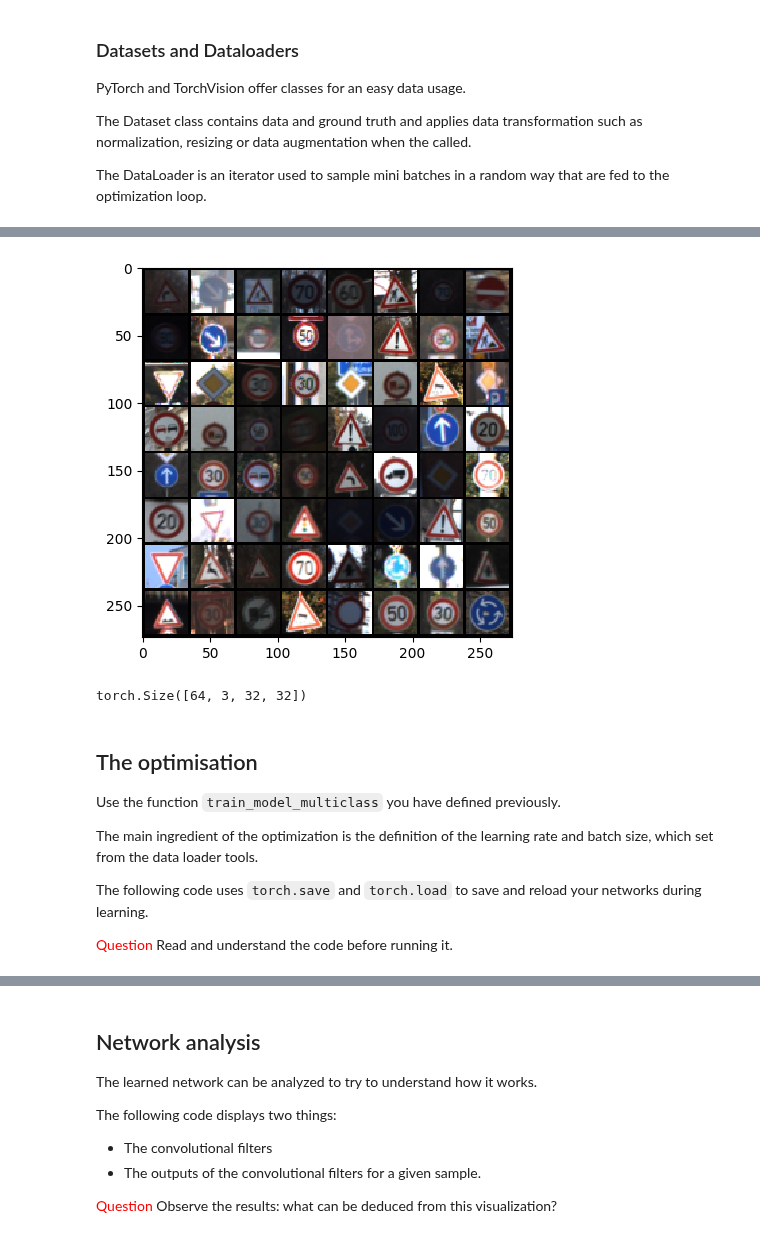
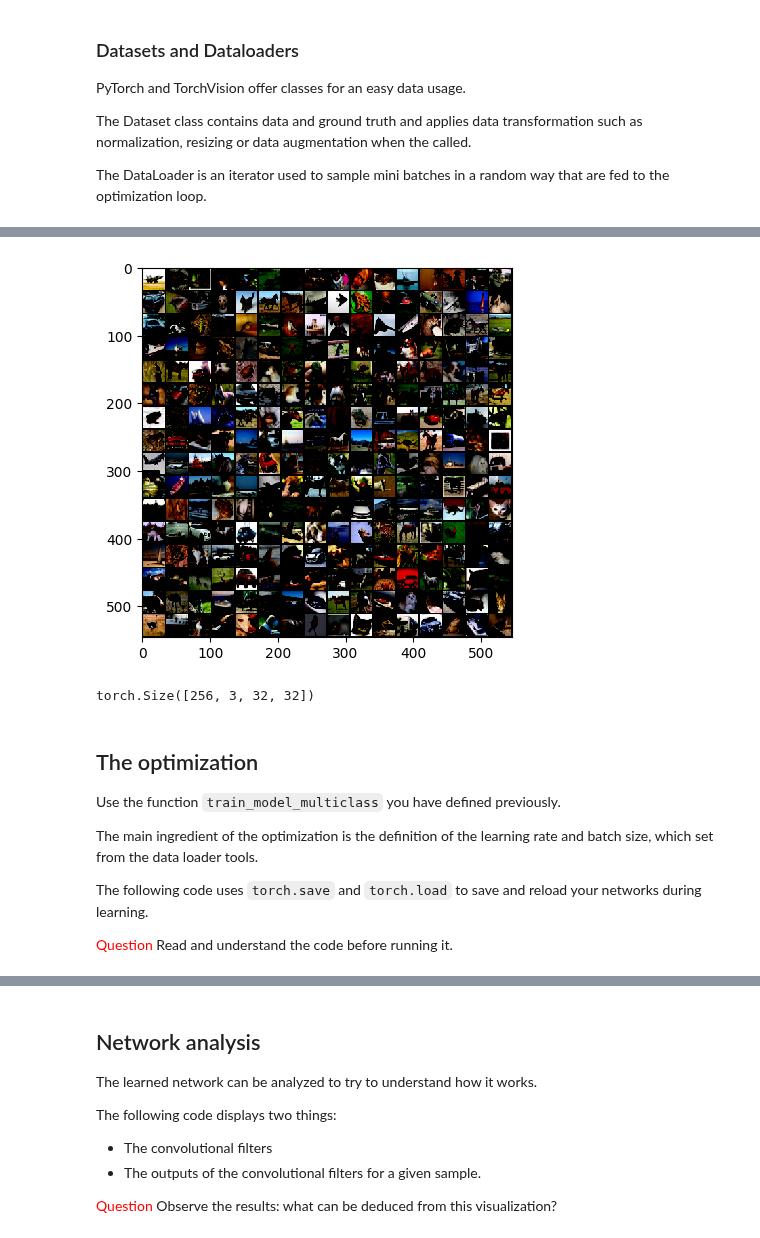
Before and after one commit to stepherbin/teaching, a Jupyter notebook: IOGS/td_deep_learning.ipynb, the cells around one changed output, grey strips where cells are left out. Cells and saved outputs as stored; diff of their text form; code cells hidden in the pictures.

```diff
--- a/IOGS/td_deep_learning.ipynb
+++ b/IOGS/td_deep_learning.ipynb
@@ -262,26 +318,18 @@ For the GTSRB dataset, a specific dataset class is available. We will resize the
 # %%
 # Used to resize the data and transform in tensor format
-transform_gtsrb = v2.Compose([
+transform_train = v2.Compose([
     #v2.Grayscale(),
     v2.Resize((32,32)),
+    v2.RandomHorizontalFlip(p=0.5),
     v2.ToImage(),
-    v2.ToDtype(torch.float32, scale=True)
+    v2.ToDtype(torch.float32, scale=True),
+    v2.Normalize((0.5, 0.5, 0.5), (0.5, 0.5, 0.5))
 ])
 
 transform_test = v2.Compose([
     #v2.Grayscale(),
     v2.Resize((32,32)),
     v2.ToImage(),
-    v2.ToDtype(torch.float32, scale=True)
+    v2.ToDtype(torch.float32, scale=True),
+    v2.Normalize((0.5, 0.5, 0.5), (0.5, 0.5, 0.5))
 ])
-
-# Stores the dataset locally
-gtsrbtrain = torchvision.datasets.GTSRB("./gtsrb",split='train', transform=transform_gtsrb, download=True)
-gtsrbtest = torchvision.datasets.GTSRB("./gtsrb",split='test', transform=transform_test, download=True)
-
-# Download class names
-! wget https://raw.githubusercontent.com/georgesung/traffic_sign_classification_german/master/signnames.csv -P gtsrb
-classes = pd.read_csv('gtsrb/signnames.csv')
-class_names = []
-for i, row in classes.iterrows():
-    class_names.append(row[1])
@@ -304,0 +336,7 @@ signnames.csv       100%[===================>]     999  --.-KB/s    in 0s
+# %%
+# Stores the dataset locally
+cifartrain = torchvision.datasets.CIFAR10("./cifar10",train=True, transform=transform_train, download=True)
+cifartest = torchvision.datasets.CIFAR10("./cifar10",train=False, transform=transform_test, download=True)
+
+class_names = ('plane', 'car', 'bird', 'cat',
+           'deer', 'dog', 'frog', 'horse', 'ship', 'truck')
@@ -305,4 +347,4 @@ signnames.csv       100%[===================>]     999  --.-KB/s    in 0s
 # %%
 # Defines the interface that generates random batches of data
-trainloader = torch.utils.data.DataLoader(gtsrbtrain, batch_size=64, shuffle=True, num_workers=2)
-testloader = torch.utils.data.DataLoader(gtsrbtest, batch_size=64, shuffle=False, num_workers=2)
+trainloader = torch.utils.data.DataLoader(cifartrain, batch_size=256, shuffle=True, num_workers=2)
+testloader = torch.utils.data.DataLoader(cifartest, batch_size=256, shuffle=False, num_workers=2)
@@ -346,7 +355,7 @@ def show(img):
     plt.imshow(np.transpose(npimg, (1,2,0)), interpolation='nearest')
 
 sample,targets = next(iter(trainloader))
-show(torchvision.utils.make_grid(sample))
+show(torchvision.utils.make_grid(sample, nrow=16))
 plt.show()
 
 print(sample.shape)  ## 64 c'est le batch
@@ -358,7 +366,7 @@ Test dataset contains 12630 images
-[figure, old version]
+[figure, new version]
-torch.Size([64, 3, 32, 32])
+torch.Size([256, 3, 32, 32])
 # %% [markdown]
-## The optimisation
+## The optimization
 
 Use the function `train_model_multiclass` you have defined previously.
 
```
Also changed, not shown: parts of 18 cells of this notebook, 2 other files.
